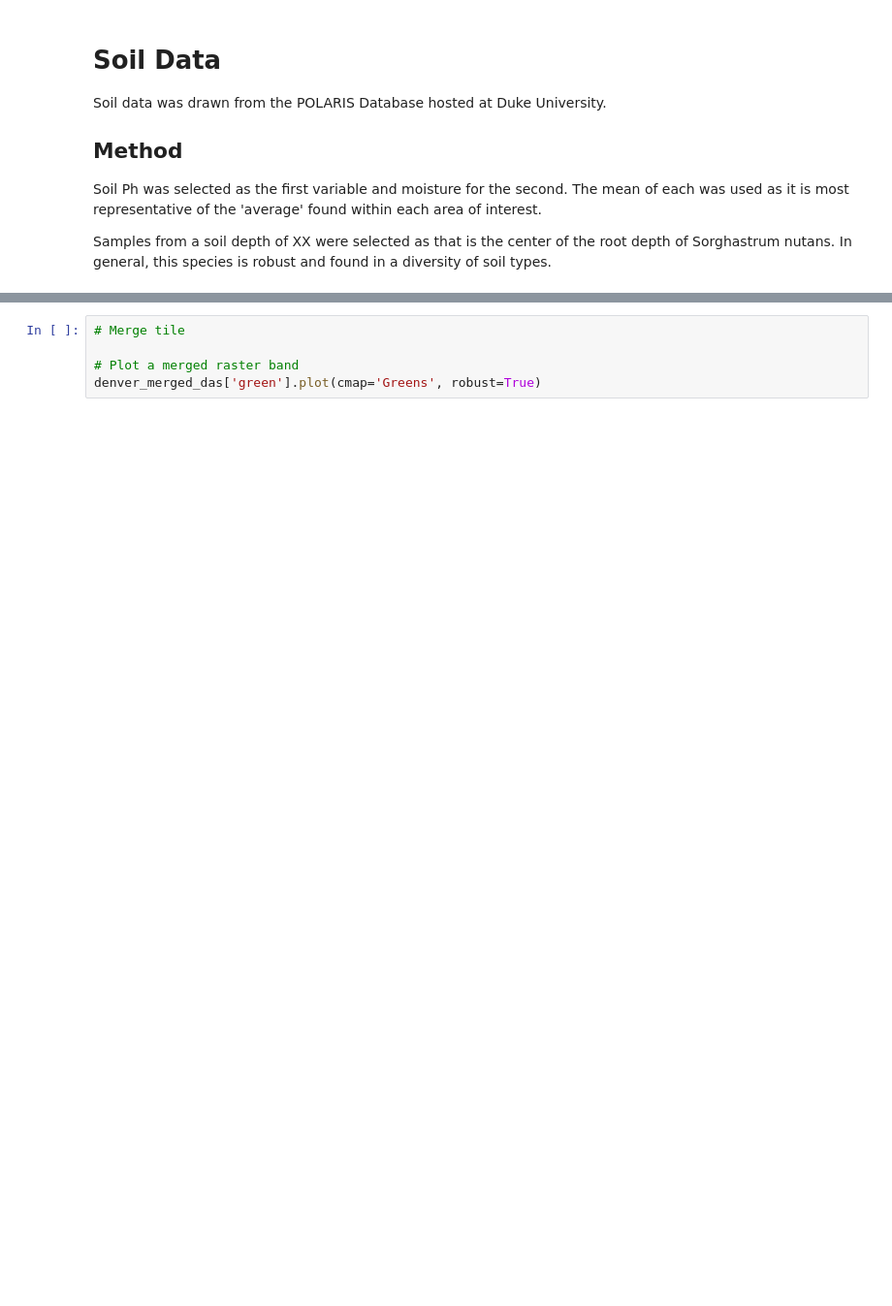
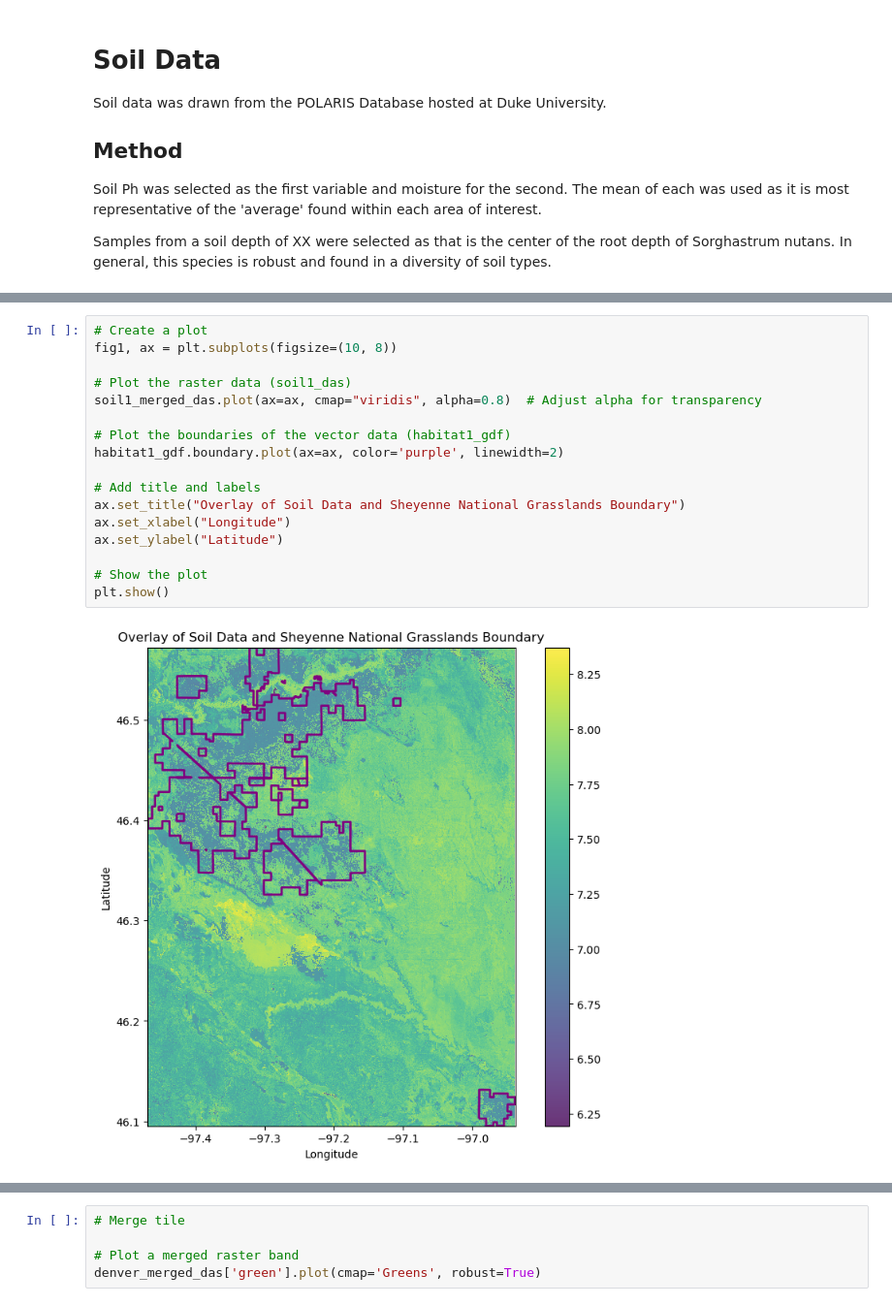
Before and after one commit to ZimmZone/habitat-suitability, a Jupyter notebook: habitat_suitability.ipynb, the cells around one changed output, grey strips where cells are left out. Shown at 97% size. Saved outputs shown, nothing was run; the diff lists cells and outputs as text; blank space fills up the shorter version.

```diff
--- a/habitat_suitability.ipynb
+++ b/habitat_suitability.ipynb
@@ -136,0 +216,19 @@ Samples from a soil depth of XX were selected as that is the center of the root
+# %%
+# Create a plot
+fig1, ax = plt.subplots(figsize=(10, 8))
+
+# Plot the raster data (soil1_das)
+soil1_merged_das.plot(ax=ax, cmap="viridis", alpha=0.8)  # Adjust alpha for transparency
+
+# Plot the boundaries of the vector data (habitat1_gdf)
+habitat1_gdf.boundary.plot(ax=ax, color='purple', linewidth=2)
+
+# Add title and labels
+ax.set_title("Overlay of Soil Data and Sheyenne National Grasslands Boundary")
+ax.set_xlabel("Longitude")
+ax.set_ylabel("Latitude")
+
+# Show the plot
+plt.show()
+# %% [output]
+[figure, added]
```
Also changed, not shown: parts of 27 cells of this notebook.
